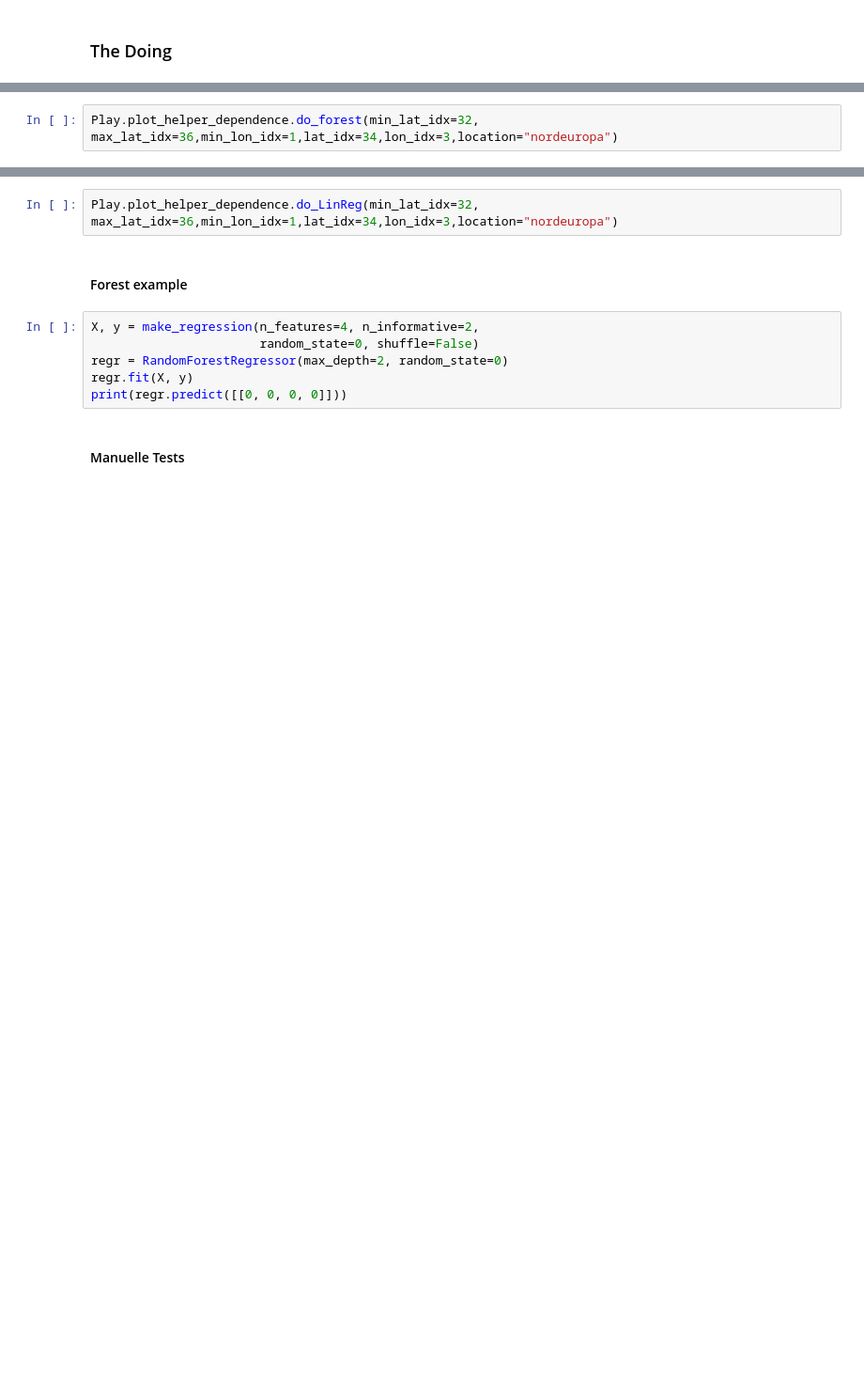
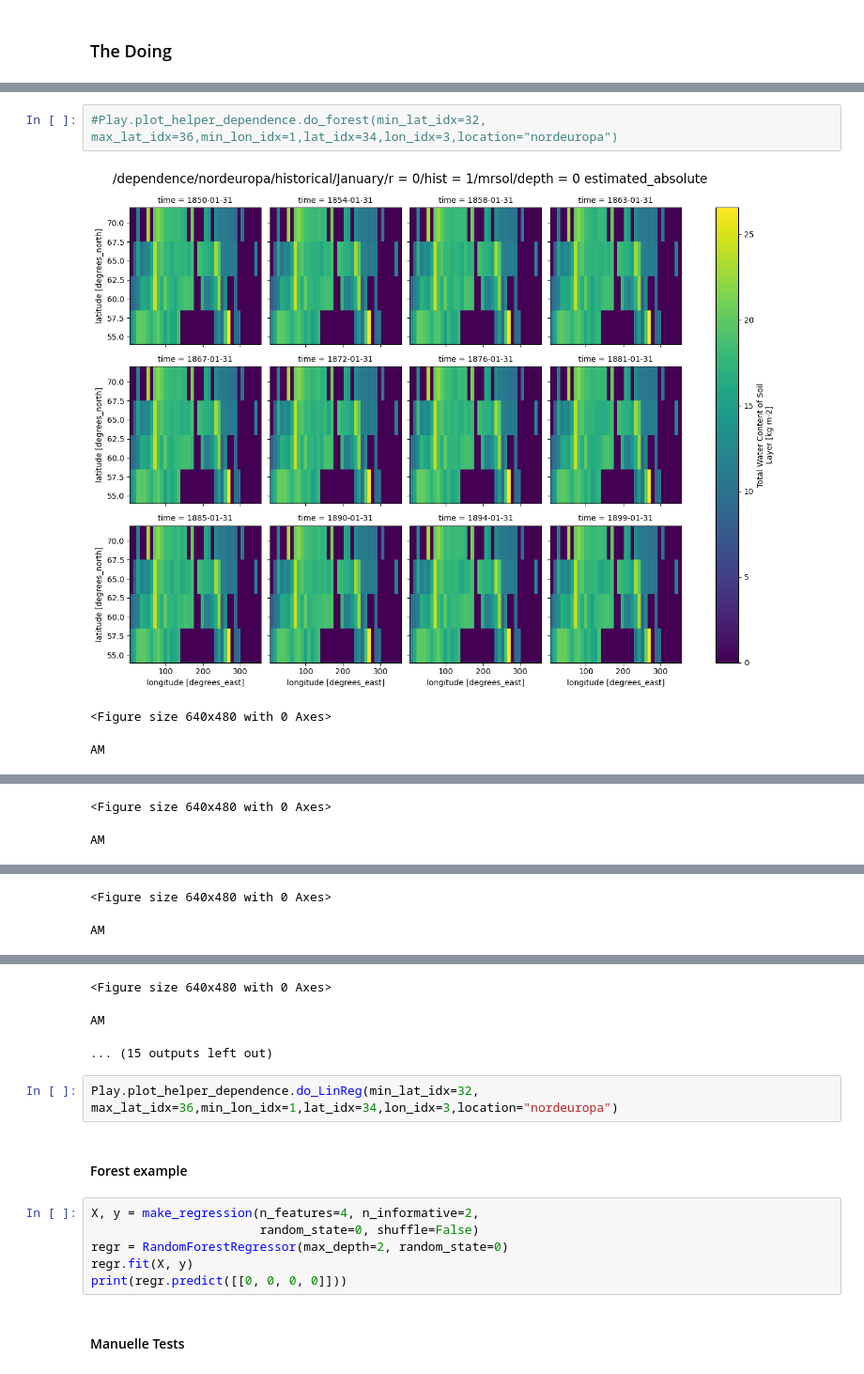
Before and after one commit to pjunghans1234/bachelorarbeit, a Jupyter notebook: Play_forest_regressor.ipynb, the cells around one changed output, grey strips where cells are left out. Shown at 94% size. Drawn from its saved outputs; the diff is of its cells as text; blank space fills up the shorter version.

```diff
--- a/Play_forest_regressor.ipynb
+++ b/Play_forest_regressor.ipynb
@@ -143,2 +188,6 @@ Play.plot_one_var.show_my_position(min_lat_idx=32, max_lat_idx=36,min_lon_idx=1,
 # %%
-Play.plot_helper_dependence.do_forest(min_lat_idx=32, max_lat_idx=36,min_lon_idx=1,lat_idx=34,lon_idx=3,location="nordeuropa")
+#Play.plot_helper_dependence.do_forest(min_lat_idx=32, max_lat_idx=36,min_lon_idx=1,lat_idx=34,lon_idx=3,location="nordeuropa")
+# %% [output]
+[figure, added]
+<Figure size 640x480 with 0 Axes>
+AM
@@ -144,0 +195,2 @@ Play.plot_helper_dependence.do_forest(min_lat_idx=32, max_lat_idx=36,min_lon_idx
+<Figure size 640x480 with 0 Axes>
+AM
@@ -144,0 +198,2 @@ Play.plot_helper_dependence.do_forest(min_lat_idx=32, max_lat_idx=36,min_lon_idx
+<Figure size 640x480 with 0 Axes>
+AM
@@ -145,3 +201,6 @@ Play.plot_helper_dependence.do_forest(min_lat_idx=32, max_lat_idx=36,min_lon_idx
+<Figure size 640x480 with 0 Axes>
+AM
+... (15 outputs left out)
 # %%
 Play.plot_helper_dependence.do_LinReg(min_lat_idx=32, max_lat_idx=36,min_lon_idx=1,lat_idx=34,lon_idx=3,location="nordeuropa")
 # %% [markdown]
```
Also changed, not shown: parts of 7 cells of this notebook, 4 other files.
